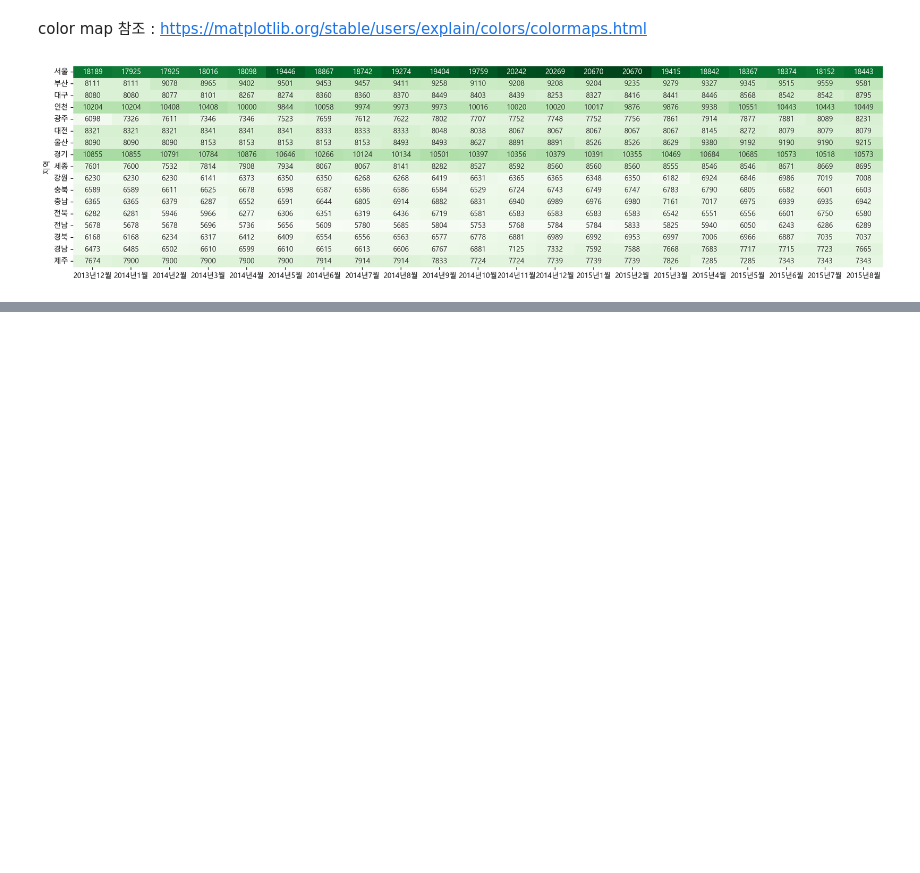
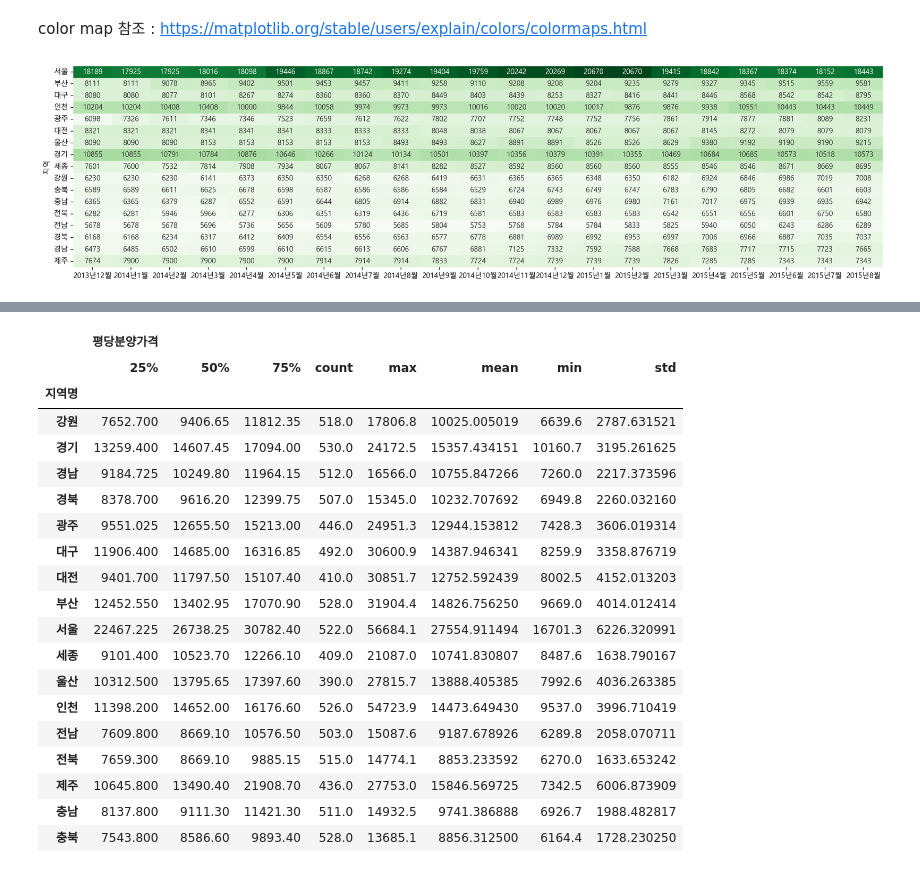
Before and after one commit to KHH0618/mbcAcademy, a Jupyter notebook: source/07_python/ch13_예1_아파트분양가격.ipynb, the cells around one changed output, grey strips where cells are left out. Saved outputs shown, nothing was run; the diff lists cells and outputs as text; code cells hidden in the pictures; blank space fills up the shorter version.

```diff
--- a/source/07_python/ch13_예1_아파트분양가격.ipynb
+++ b/source/07_python/ch13_예1_아파트분양가격.ipynb
@@ -78,0 +914,27 @@ plt.show()
+# %%
+pd.pivot_table(
+    df_last,
+    index='지역명',
+    values=['평당분양가격'],
+    aggfunc='describe')
+# %% [output]
+|  | 평당분양가격 |  |  |  |  |  |  |  |
+|  | 25% | 50% | 75% | count | max | mean | min | std |
+| 지역명 |  |  |  |  |  |  |  |  |
+| 강원 | 7652.700 | 9406.65 | 11812.35 | 518.0 | 17806.8 | 10025.005019 | 6639.6 | 2787.631521 |
+| 경기 | 13259.400 | 14607.45 | 17094.00 | 530.0 | 24172.5 | 15357.434151 | 10160.7 | 3195.261625 |
+| 경남 | 9184.725 | 10249.80 | 11964.15 | 512.0 | 16566.0 | 10755.847266 | 7260.0 | 2217.373596 |
+| 경북 | 8378.700 | 9616.20 | 12399.75 | 507.0 | 15345.0 | 10232.707692 | 6949.8 | 2260.032160 |
+| 광주 | 9551.025 | 12655.50 | 15213.00 | 446.0 | 24951.3 | 12944.153812 | 7428.3 | 3606.019314 |
+| 대구 | 11906.400 | 14685.00 | 16316.85 | 492.0 | 30600.9 | 14387.946341 | 8259.9 | 3358.876719 |
+| 대전 | 9401.700 | 11797.50 | 15107.40 | 410.0 | 30851.7 | 12752.592439 | 8002.5 | 4152.013203 |
+| 부산 | 12452.550 | 13402.95 | 17070.90 | 528.0 | 31904.4 | 14826.756250 | 9669.0 | 4014.012414 |
+| 서울 | 22467.225 | 26738.25 | 30782.40 | 522.0 | 56684.1 | 27554.911494 | 16701.3 | 6226.320991 |
+| 세종 | 9101.400 | 10523.70 | 12266.10 | 409.0 | 21087.0 | 10741.830807 | 8487.6 | 1638.790167 |
+| 울산 | 10312.500 | 13795.65 | 17397.60 | 390.0 | 27815.7 | 13888.405385 | 7992.6 | 4036.263385 |
+| 인천 | 11398.200 | 14652.00 | 16176.60 | 526.0 | 54723.9 | 14473.649430 | 9537.0 | 3996.710419 |
+| 전남 | 7609.800 | 8669.10 | 10576.50 | 503.0 | 15087.6 | 9187.678926 | 6289.8 | 2058.070711 |
+| 전북 | 7659.300 | 8669.10 | 9885.15 | 515.0 | 14774.1 | 8853.233592 | 6270.0 | 1633.653242 |
+| 제주 | 10645.800 | 13490.40 | 21908.70 | 436.0 | 27753.0 | 15846.569725 | 7342.5 | 6006.873909 |
+| 충남 | 8137.800 | 9111.30 | 11421.30 | 511.0 | 14932.5 | 9741.386888 | 6926.7 | 1988.482817 |
+| 충북 | 7543.800 | 8586.60 | 9893.40 | 528.0 | 13685.1 | 8856.312500 | 6164.4 | 1728.230250 |
```
Also changed, not shown: parts of 112 cells of this notebook, 3 other files.
